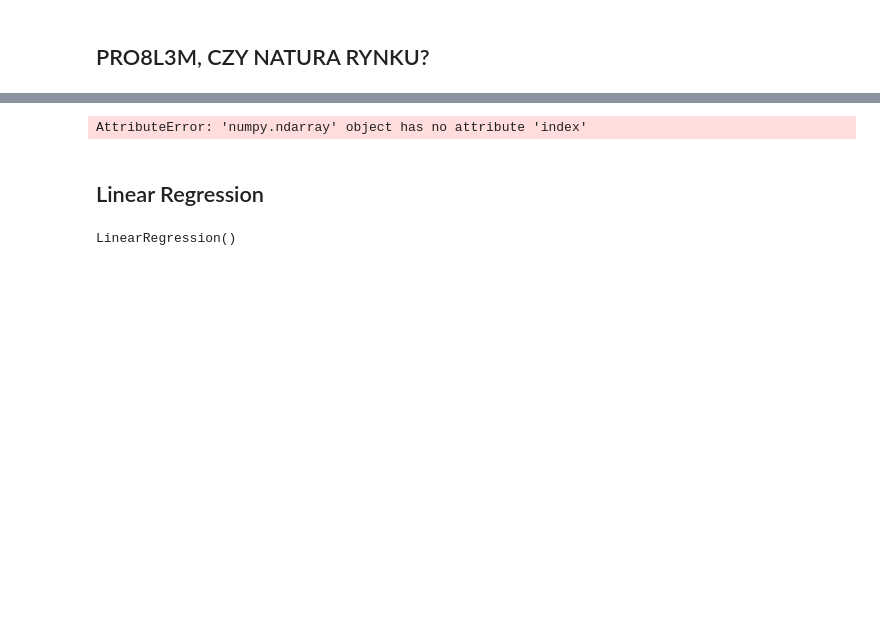
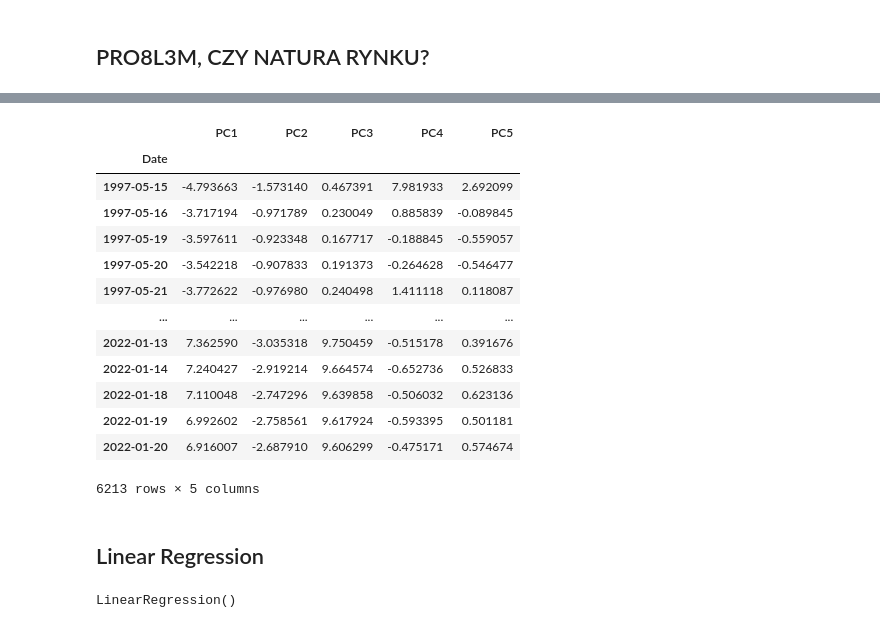
Before and after one commit to Galicheck/MJNWM-Project, a Jupyter notebook: project_AMZN_prediction.ipynb, the cells around one changed output, grey strips where cells are left out. Cells and saved outputs as stored; diff of their text form; code cells hidden in the pictures; blank space fills up the shorter version.

```diff
--- a/project_AMZN_prediction.ipynb
+++ b/project_AMZN_prediction.ipynb
@@ -440,13 +443,28 @@ plt.show()
 # Perform PCA on the training data
 pca = PCA(n_components=5)
 X_train_feat = pca.fit_transform(X_train)
-X_train = pd.DataFrame(X_train_feat, index=X_train.index, columns=['PC1', 'PC2'])
+X_train = pd.DataFrame(X_train_feat, index=train_data.index, columns=['PC1', 'PC2', 'PC3', 'PC4', 'PC5'])
 
 # Apply the same PCA transformation to both training and test data
 X_test_feat = pca.transform(X_test)
-X_test = pd.DataFrame(X_test_feat, index=X_test.index, columns=['PC1', 'PC2'])
+X_test = pd.DataFrame(X_test_feat, index=test_data.index, columns=['PC1', 'PC2', 'PC3', 'PC4', 'PC5'])
-# %% [output]
-AttributeError: 'numpy.ndarray' object has no attribute 'index'
+# %%
+X_train
+# %% [output]
+|  | PC1 | PC2 | PC3 | PC4 | PC5 |
+| Date |  |  |  |  |  |
+| 1997-05-15 | -4.793663 | -1.573140 | 0.467391 | 7.981933 | 2.692099 |
+| 1997-05-16 | -3.717194 | -0.971789 | 0.230049 | 0.885839 | -0.089845 |
+| 1997-05-19 | -3.597611 | -0.923348 | 0.167717 | -0.188845 | -0.559057 |
+| 1997-05-20 | -3.542218 | -0.907833 | 0.191373 | -0.264628 | -0.546477 |
+| 1997-05-21 | -3.772622 | -0.976980 | 0.240498 | 1.411118 | 0.118087 |
+| ... | ... | ... | ... | ... | ... |
+| 2022-01-13 | 7.362590 | -3.035318 | 9.750459 | -0.515178 | 0.391676 |
+| 2022-01-14 | 7.240427 | -2.919214 | 9.664574 | -0.652736 | 0.526833 |
+| 2022-01-18 | 7.110048 | -2.747296 | 9.639858 | -0.506032 | 0.623136 |
+| 2022-01-19 | 6.992602 | -2.758561 | 9.617924 | -0.593395 | 0.501181 |
+| 2022-01-20 | 6.916007 | -2.687910 | 9.606299 | -0.475171 | 0.574674 |
+6213 rows × 5 columns
 # %% [markdown]
 ## Linear Regression
 # %%
```
Also changed, not shown: parts of 12 cells of this notebook.
